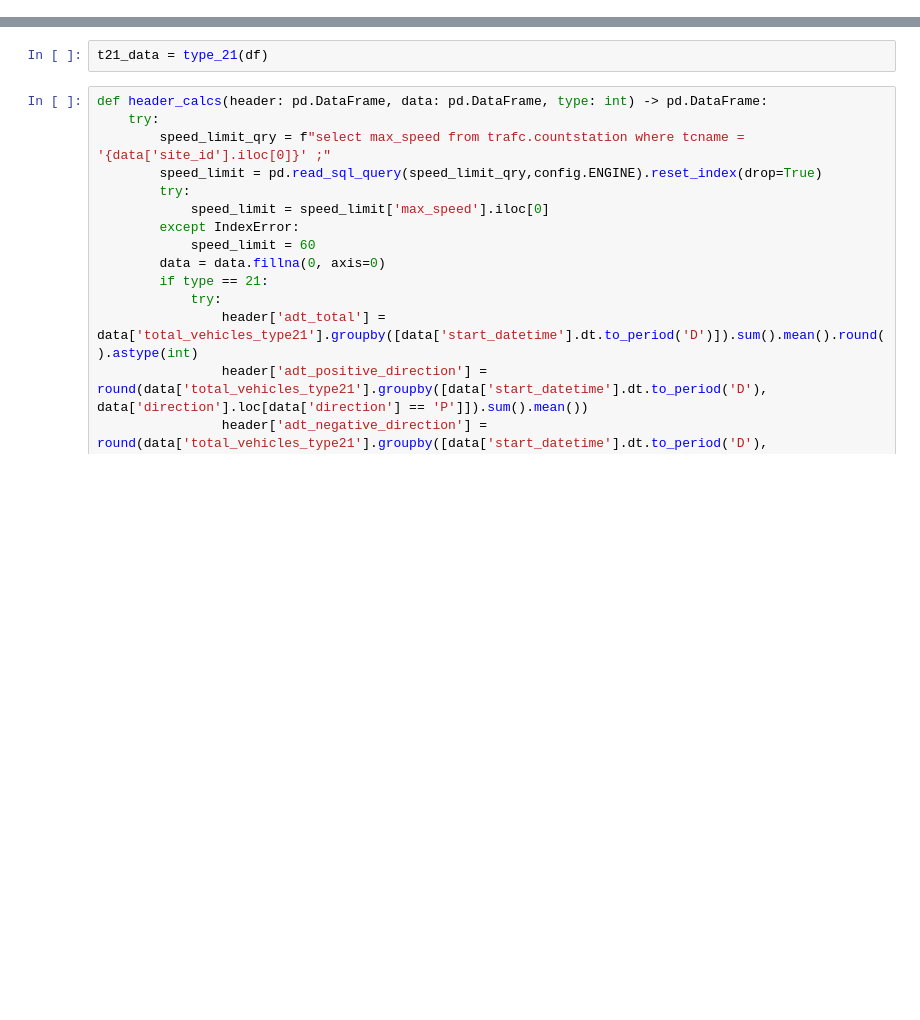
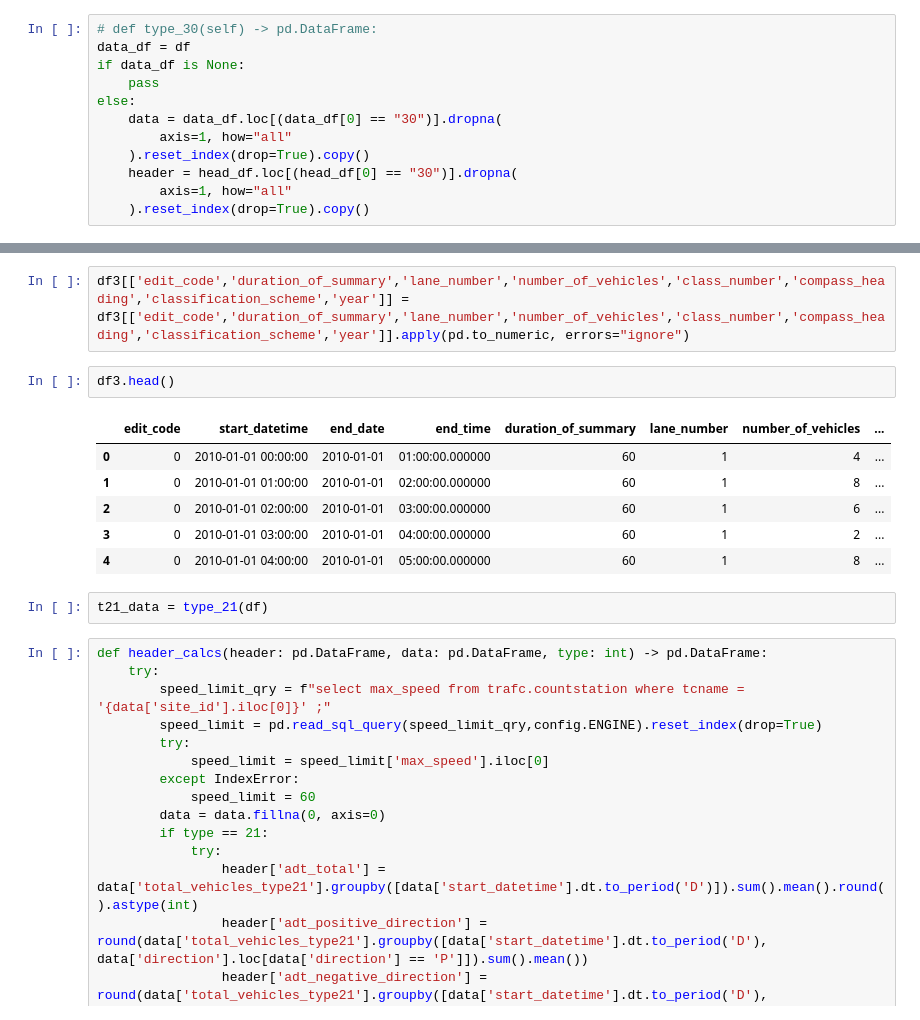
Before and after one commit to brandtosaurus/traffic_electronic_count_ETL, a Jupyter notebook: test.ipynb, the cells around one changed output, grey strips where cells are left out. Cells and saved outputs as stored; diff of their text form; blank space fills up the shorter version.

```diff
--- a/test.ipynb
+++ b/test.ipynb
@@ -801,0 +281,12 @@ def type_21(df) -> pd.DataFrame: # deals with type 21
+# %%
+# def type_30(self) -> pd.DataFrame:
+data_df = df
+if data_df is None:
+    pass
+else:
+    data = data_df.loc[(data_df[0] == "30")].dropna(
+        axis=1, how="all"
+    ).reset_index(drop=True).copy()
+    header = head_df.loc[(head_df[0] == "30")].dropna(
+        axis=1, how="all"
+    ).reset_index(drop=True).copy()
@@ -802,3 +354,14 @@ def type_21(df) -> pd.DataFrame: # deals with type 21
+# %%
+df3[['edit_code','duration_of_summary','lane_number','number_of_vehicles','class_number','compass_heading','classification_scheme','year']] = df3[['edit_code','duration_of_summary','lane_number','number_of_vehicles','class_number','compass_heading','classification_scheme','year']].apply(pd.to_numeric, errors="ignore")
+# %%
+df3.head()
+# %% [output]
+|  | edit_code | start_datetime | end_date | end_time | duration_of_summary | lane_number | number_of_vehicles | ... |
+| 0 | 0 | 2010-01-01 00:00:00 | 2010-01-01 | 01:00:00.000000 | 60 | 1 | 4 | ... |
+| 1 | 0 | 2010-01-01 01:00:00 | 2010-01-01 | 02:00:00.000000 | 60 | 1 | 8 | ... |
+| 2 | 0 | 2010-01-01 02:00:00 | 2010-01-01 | 03:00:00.000000 | 60 | 1 | 6 | ... |
+| 3 | 0 | 2010-01-01 03:00:00 | 2010-01-01 | 04:00:00.000000 | 60 | 1 | 2 | ... |
+| 4 | 0 | 2010-01-01 04:00:00 | 2010-01-01 | 05:00:00.000000 | 60 | 1 | 8 | ... |
 # %%
 t21_data = type_21(df)
 # %%
```
Also changed, not shown: parts of 44 cells of this notebook, 10 other files.
